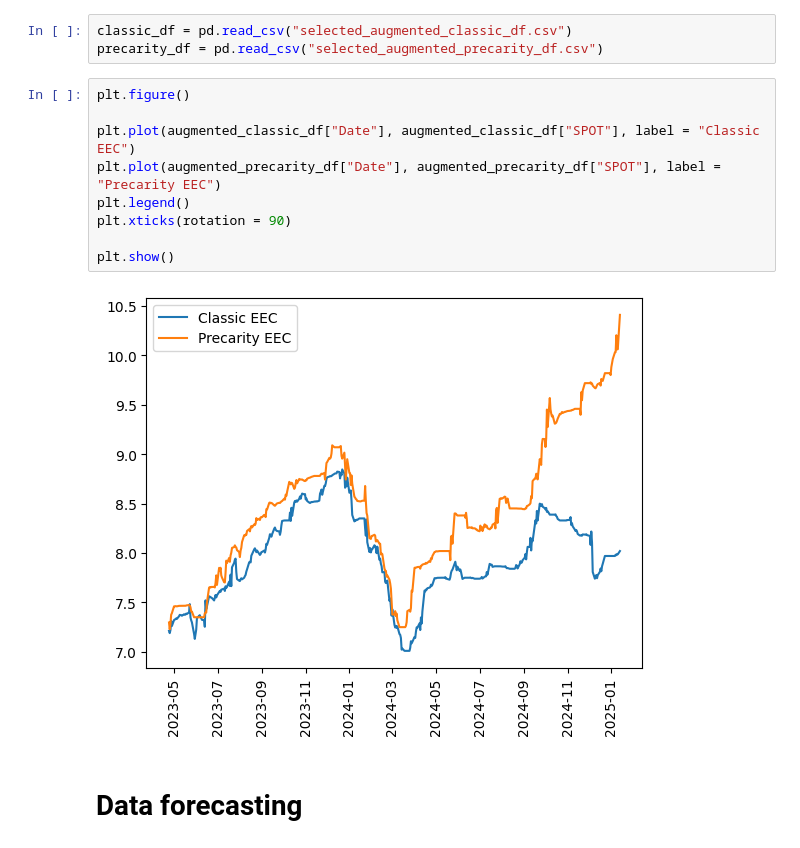
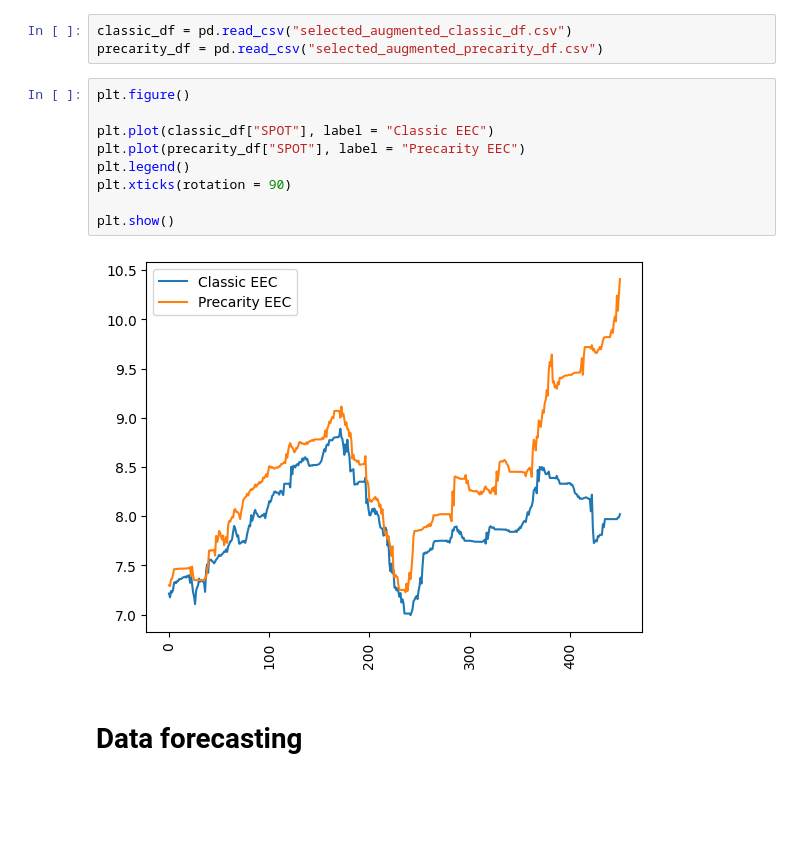
Before and after one commit to R4nd0mnam3/Time_series_Prediction, a Jupyter notebook: main.ipynb, the cells around one changed output. Drawn from its saved outputs; the diff is of its cells as text; blank space fills up the shorter version.

```diff
--- a/main.ipynb
+++ b/main.ipynb
@@ -103,14 +103,14 @@ precarity_df = pd.read_csv("selected_augmented_precarity_df.csv")
 # %%
 plt.figure()
 
-plt.plot(augmented_classic_df["Date"], augmented_classic_df["SPOT"], label = "Classic EEC")
-plt.plot(augmented_precarity_df["Date"], augmented_precarity_df["SPOT"], label = "Precarity EEC")
+plt.plot(classic_df["SPOT"], label = "Classic EEC")
+plt.plot(precarity_df["SPOT"], label = "Precarity EEC")
 plt.legend()
 plt.xticks(rotation = 90)
 
 plt.show()
 # %% [output]
-[figure, old version]
+[figure, new version]
 # %% [markdown]
 # Data forecasting
 # %% [markdown]
```
Also changed, not shown: parts of 6 cells of this notebook, 3 other files.
